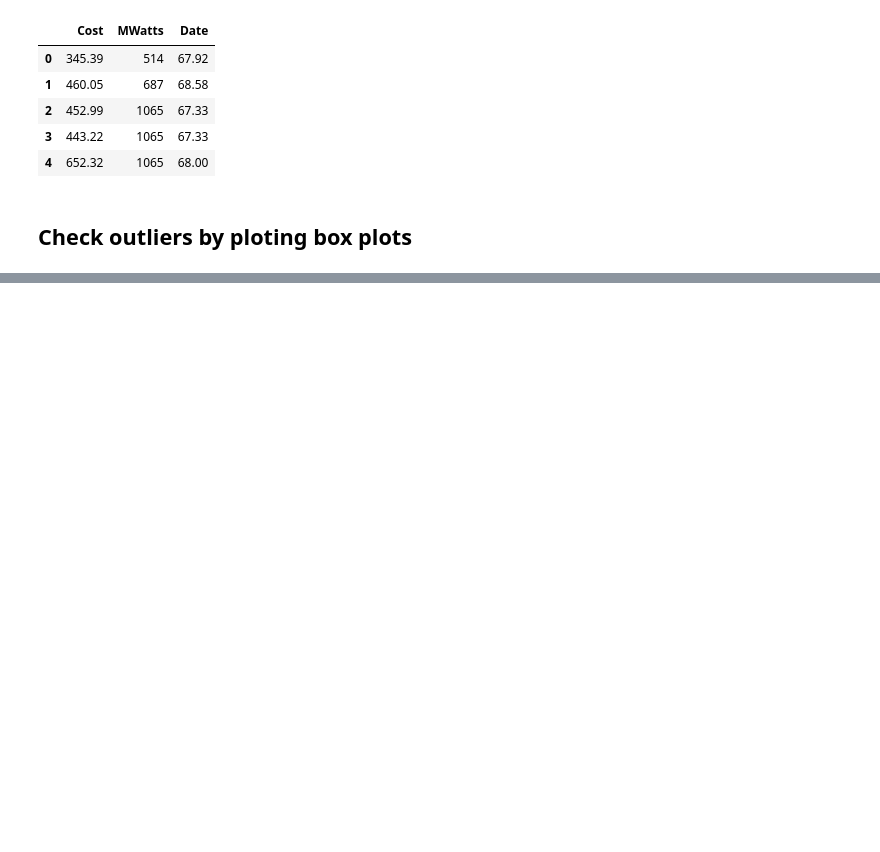
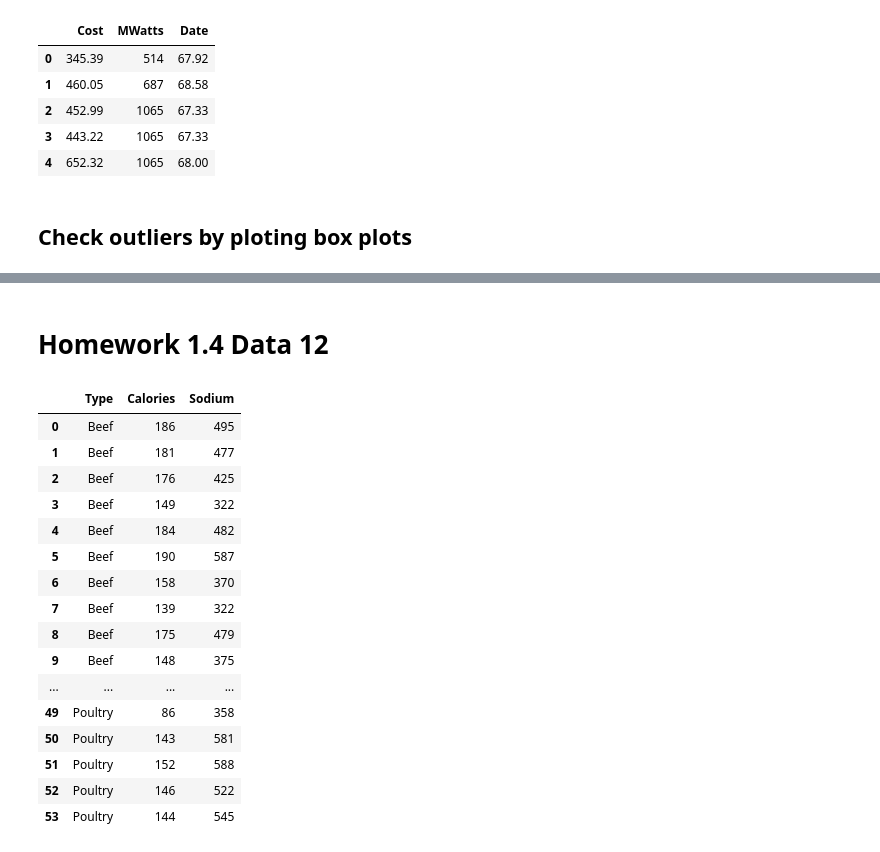
Before and after one commit to int0thewind/CS-361-Coding, a Jupyter notebook: Homework 1.ipynb, the cells around one changed output, grey strips where cells are left out. Saved outputs shown, nothing was run; the diff lists cells and outputs as text; code cells hidden in the pictures; blank space fills up the shorter version.

Commit message:
finished homework 1-3,4

```diff
--- a/Homework 1.ipynb
+++ b/Homework 1.ipynb
@@ -69,0 +64,23 @@ ax3.boxplot(data11_date)
+# %% [markdown]
+# Homework 1.4 Data 12
+# %%
+data12 = pd.read_csv("1.12.csv")
+data12
+# %% [output]
+|  | Type | Calories | Sodium |
+| 0 | Beef | 186 | 495 |
+| 1 | Beef | 181 | 477 |
+| 2 | Beef | 176 | 425 |
+| 3 | Beef | 149 | 322 |
+| 4 | Beef | 184 | 482 |
+| 5 | Beef | 190 | 587 |
+| 6 | Beef | 158 | 370 |
+| 7 | Beef | 139 | 322 |
+| 8 | Beef | 175 | 479 |
+| 9 | Beef | 148 | 375 |
+| ... | ... | ... | ... |
+| 49 | Poultry | 86 | 358 |
+| 50 | Poultry | 143 | 581 |
+| 51 | Poultry | 152 | 588 |
+| 52 | Poultry | 146 | 522 |
+| 53 | Poultry | 144 | 545 |
```
Also changed, not shown: parts of 11 cells of this notebook, 5 other files.
